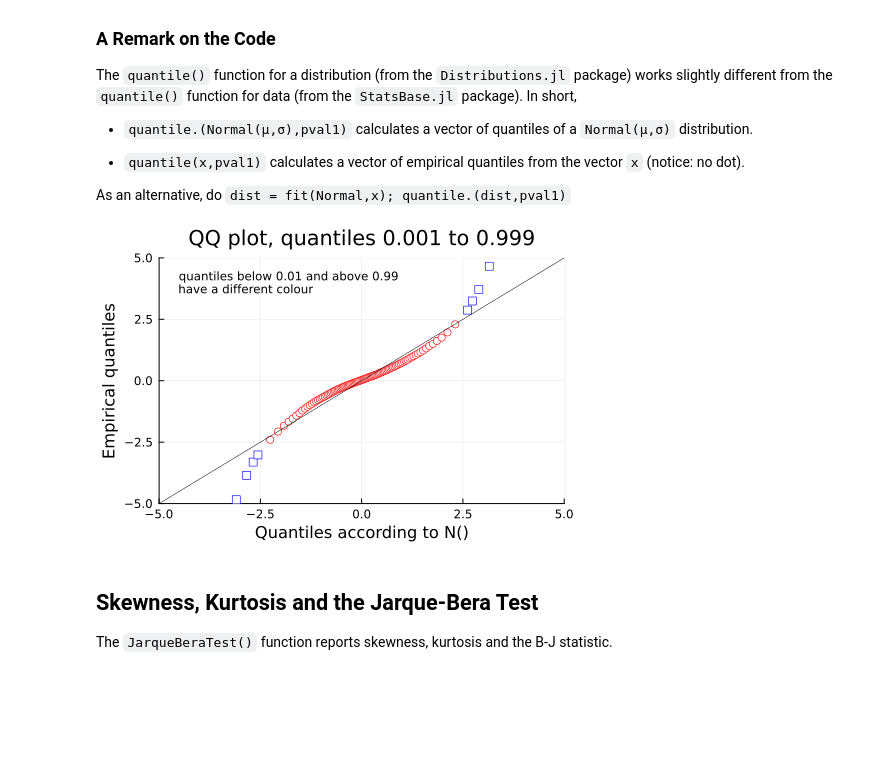
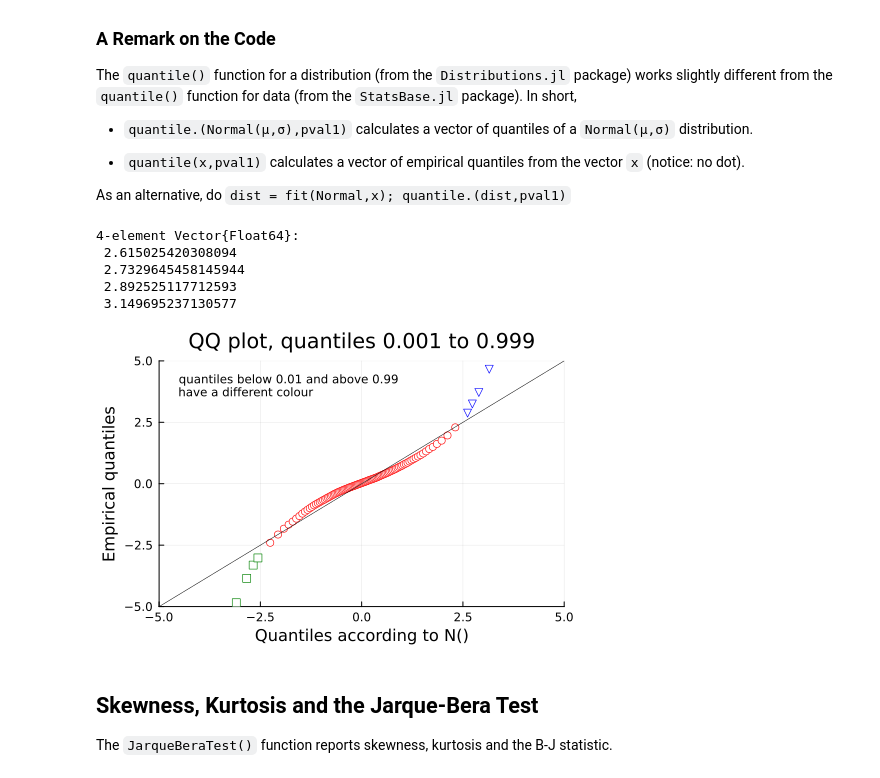
Before and after one commit to PaulSoderlind/ModernFinancialEconometrics, a Jupyter notebook: Ch18_Distributions.ipynb, the cells around one changed output. Cells and saved outputs as stored; diff of their text form; code cells hidden in the pictures; blank space fills up the shorter version.

```diff
--- a/Ch18_Distributions.ipynb
+++ b/Ch18_Distributions.ipynb
@@ -120,30 +120,40 @@ The `quantile()` function for a distribution (from the `Distributions.jl` packag
 As an alternative, do `dist = fit(Normal,x); quantile.(dist,pval1)`
 # %%
 pval1 = 0.02:0.01:0.98                          #quantiles 0.01 to 0.99, to QQ plot
-pval2 = [0.0025:0.0025:0.01;0.99:0.0025:0.9975]   #extreme quantiles
+pval2 = collect(0.0025:0.0025:0.01)                    #extreme quantiles
+pval3 = collect(0.99:0.0025:0.9975)
 
 
 qEmp1 = quantile(x,pval1)                       #empirical quantiles, pval1; no dot
 qEmp2 = quantile(x,pval2)                       #same, but for pval2
+qEmp3 = quantile(x,pval3)
 qN1   = quantile.(Normal(μ,σ),pval1)            #quantiles of N()
-qN2   = quantile.(Normal(μ,σ),pval2);
+qN2   = quantile.(Normal(μ,σ),pval2)
+qN3   = quantile.(Normal(μ,σ),pval3)
+# %% [output]
+4-element Vector{Float64}:
+ 2.615025420308094
+ 2.7329645458145944
+ 2.892525117712593
+ 3.149695237130577
 # %%
 txt = text("quantiles below 0.01 and above 0.99\nhave a different colour",8,:left)
 
 p1 = scatter( qN1,qEmp1,legend=false,
               markercolor = :white,
               markerstrokecolor = :red,
               xlim = (-5,5),
               ylim = (-5,5),
               title = "QQ plot, quantiles 0.001 to 0.999",
               xlabel = "Quantiles according to N()",
               ylabel = "Empirical quantiles",
               annotation = (-4.5,4,txt) )
-scatter!(qN2,qEmp2,markercolor=:white,markerstrokecolor=:blue,markershape = :rect,legend=false)
+scatter!(qN2,qEmp2,markercolor=:white,markerstrokecolor=:green,markershape=:rect,legend=false)
+scatter!(qN3,qEmp3,markercolor=:white,markerstrokecolor=:blue,markershape =:dtriangle,legend=false)
 plot!([-5,5],[-5,5],color=:black,linewidth=0.5)
 display(p1)
 # %% [output]
-[figure, old version]
+[figure, new version]
 # %% [markdown]
 ## Skewness, Kurtosis and the Jarque-Bera Test
 
```
Also changed, not shown: parts of 3 cells of this notebook.
